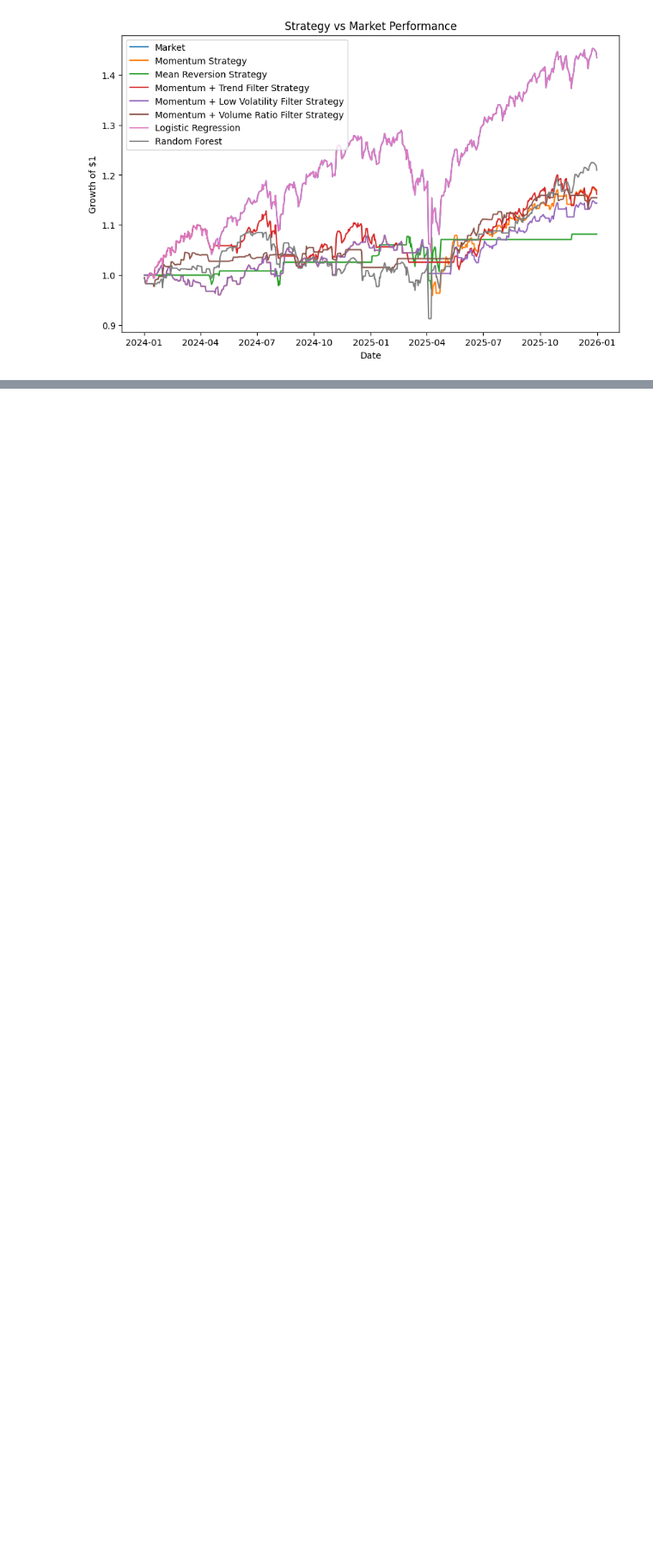
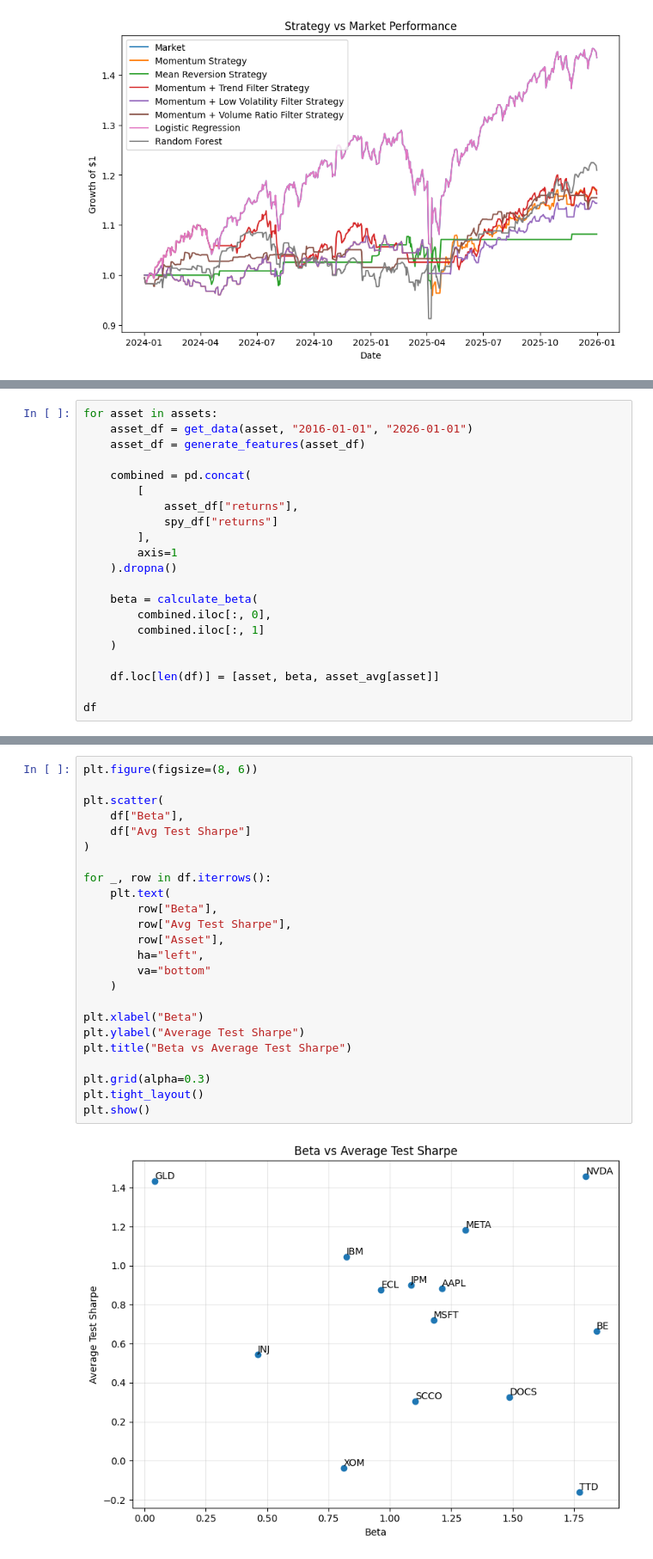
Before and after one commit to noelpdlt/quant-research-system, a Jupyter notebook: notebooks/w8_marketregimes.ipynb, the cells around one changed output, grey strips where cells are left out. Shown at 86% size. Saved outputs shown, nothing was run; the diff lists cells and outputs as text; blank space fills up the shorter version.

Commit message:
Added beta function, compared beta vs sharpe

```diff
--- a/notebooks/w8_marketregimes.ipynb
+++ b/notebooks/w8_marketregimes.ipynb
@@ -301,0 +325,21 @@ Recent
+# %%
+for asset in assets:
+    asset_df = get_data(asset, "2016-01-01", "2026-01-01")
+    asset_df = generate_features(asset_df)
+
+    combined = pd.concat(
+        [
+            asset_df["returns"],
+            spy_df["returns"]
+        ],
+        axis=1
+    ).dropna()
+
+    beta = calculate_beta(
+        combined.iloc[:, 0],
+        combined.iloc[:, 1]
+    )
+
+    df.loc[len(df)] = [asset, beta, asset_avg[asset]]
+
+df
@@ -301,0 +376,26 @@ Recent
+# %%
+plt.figure(figsize=(8, 6))
+
+plt.scatter(
+    df["Beta"],
+    df["Avg Test Sharpe"]
+)
+
+for _, row in df.iterrows():
+    plt.text(
+        row["Beta"],
+        row["Avg Test Sharpe"],
+        row["Asset"],
+        ha="left",
+        va="bottom"
+    )
+
+plt.xlabel("Beta")
+plt.ylabel("Average Test Sharpe")
+plt.title("Beta vs Average Test Sharpe")
+
+plt.grid(alpha=0.3)
+plt.tight_layout()
+plt.show()
+# %% [output]
+[figure, added]
```
Also changed, not shown: parts of 8 cells of this notebook, 2 other files.
